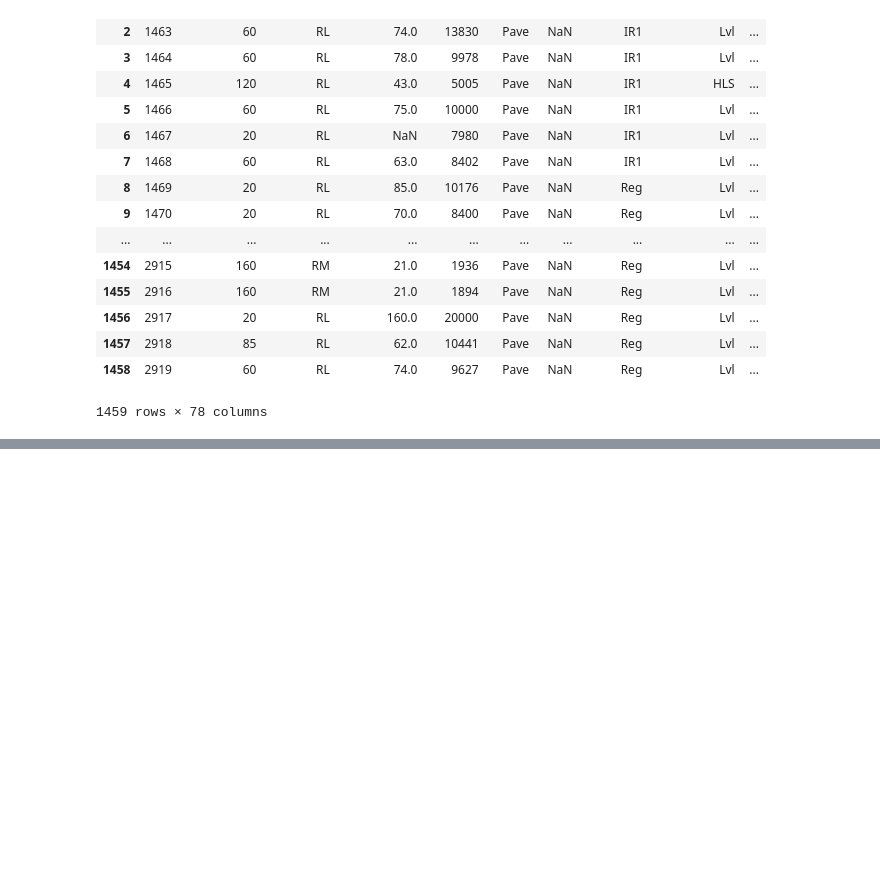
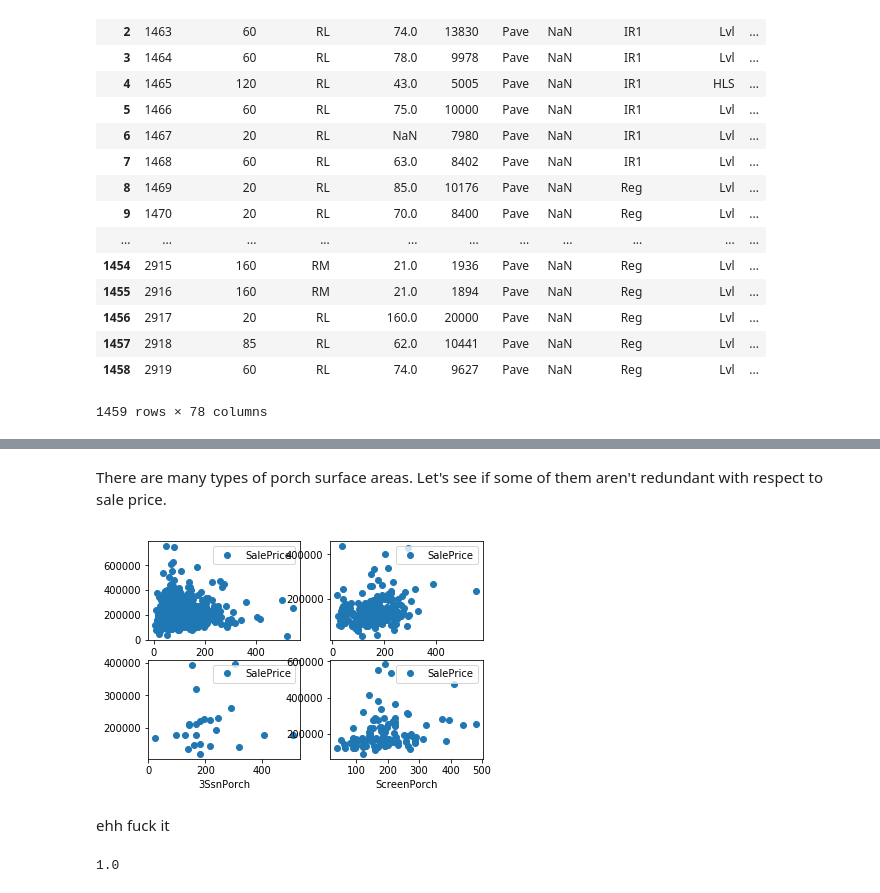
Before and after one commit to mtang72/kagglestuff, a Jupyter notebook: homeprices.ipynb, the cells around one changed output, grey strips where cells are left out. Saved outputs shown, nothing was run; the diff lists cells and outputs as text; code cells hidden in the pictures; blank space fills up the shorter version.

```diff
--- a/homeprices.ipynb
+++ b/homeprices.ipynb
@@ -115,2 +115,3 @@ Missing frontages mean the house is not connected to road, which could be signif
 # %%
-train.LotFrontage.fillna(0,inplace=True)
+train.fillna(0,inplace=True)
+test.fillna(0,inplace=True)
@@ -116,0 +171,29 @@ train.LotFrontage.fillna(0,inplace=True)
+# %% [markdown]
+There are many types of porch surface areas. Let's see if some of them aren't redundant with respect to sale price.
+# %%
+fig, axes = plt.subplots(nrows=2, ncols=2)
+train[train['OpenPorchSF']!=0].plot(x='OpenPorchSF',y='SalePrice',ax=axes[0,0],style='o')
+train[train['EnclosedPorch']!=0].plot(x='EnclosedPorch',y='SalePrice',ax=axes[0,1],style='o')
+train[train['3SsnPorch']!=0].plot(x='3SsnPorch',y='SalePrice',ax=axes[1,0],style='o')
+train[train['ScreenPorch']!=0].plot(x='ScreenPorch',y='SalePrice',ax=axes[1,1],style='o')
+plt.show()
+# %% [output]
+[figure, added]
+# %% [markdown]
+ehh fuck it
+# %%
+from sklearn.linear_model import LogisticRegression
+from sklearn.ensemble import RandomForestClassifier
+from sklearn.svm import SVC
+from sklearn.metrics import accuracy_score
+logmodel = LogisticRegression(C=.01)
+formodel = RandomForestClassifier()
+svm = SVC()
+train = pd.get_dummies(train)
+y_train = train['SalePrice']
+X_train = train.drop(columns='SalePrice')
+svm.fit(X_train, y_train)
+predictions = svm.predict(X_train)
+print(accuracy_score(y_train, predictions))
+# %% [output]
+1.0
```
Also changed, not shown: parts of 8 cells of this notebook.
